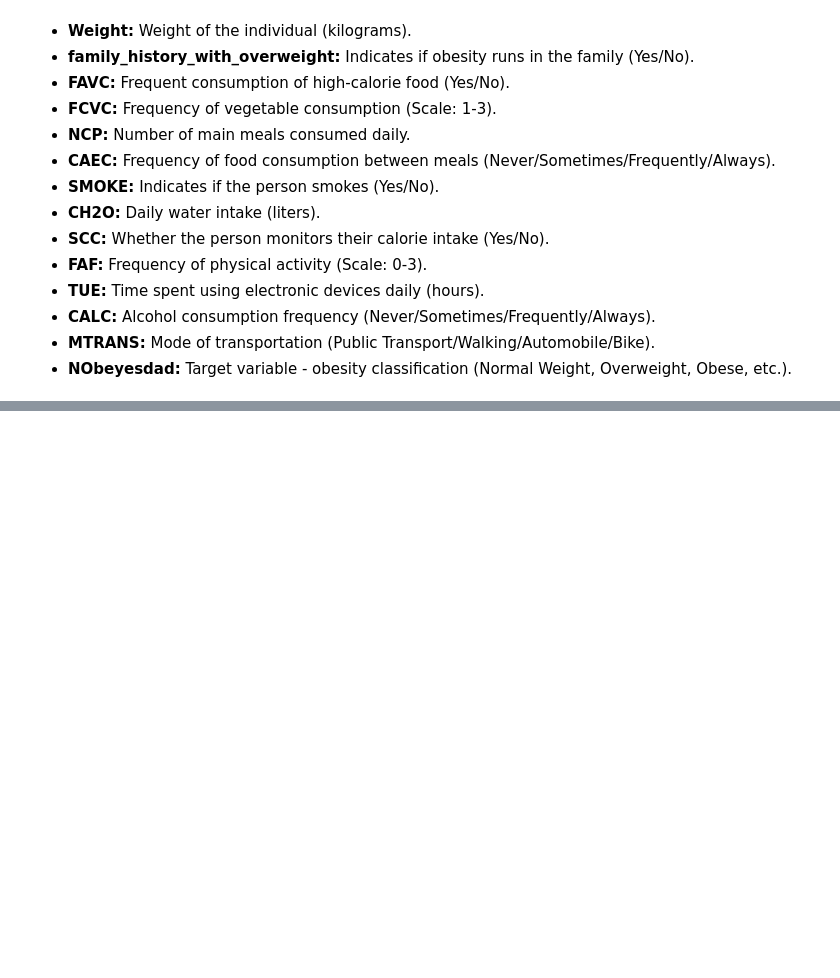
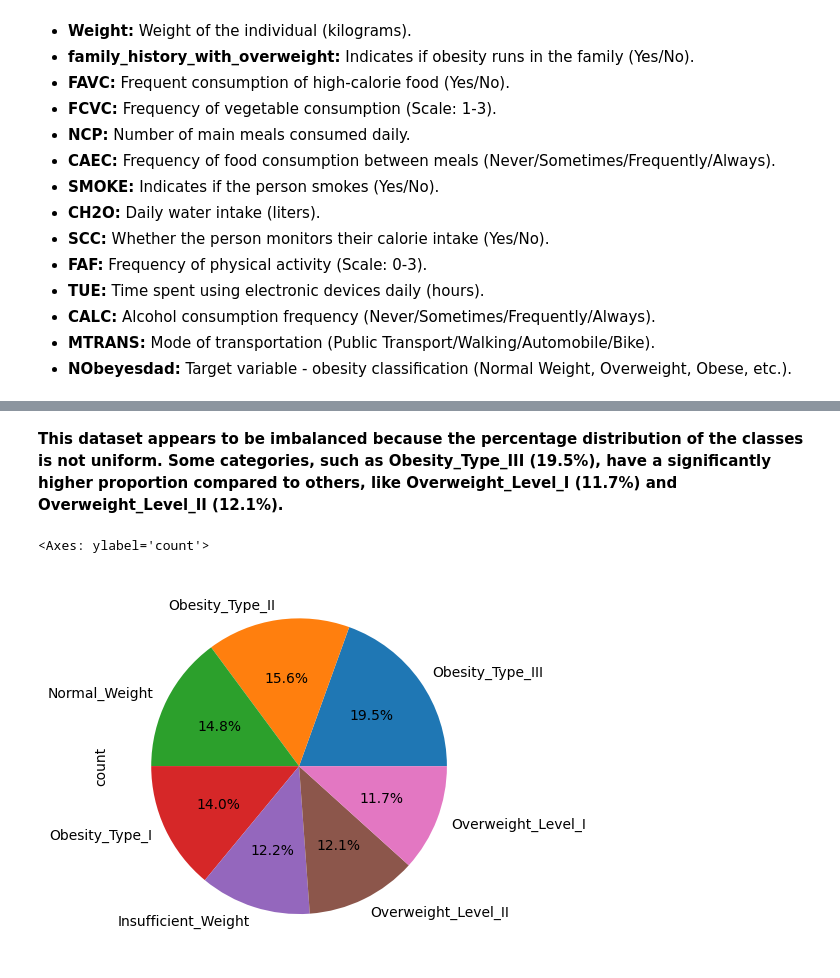
Before and after one commit to ali2yman/ML-Project-Obesity-Risk, a Jupyter notebook: notebooks/code.ipynb, the cells around one changed output, grey strips where cells are left out. Drawn from its saved outputs; the diff is of its cells as text; code cells hidden in the pictures; blank space fills up the shorter version.

```diff
--- a/notebooks/code.ipynb
+++ b/notebooks/code.ipynb
@@ -41,0 +47,3 @@ train.shape
+# %%
+df = train.copy()
+df.shape
@@ -41,0 +148,9 @@ train.shape
+# %% [markdown]
+<b>This dataset appears to be imbalanced because the percentage distribution of the classes is not uniform.
+ Some categories, such as Obesity_Type_III (19.5%), have a significantly higher proportion compared to others,
+ like Overweight_Level_I (11.7%) and Overweight_Level_II (12.1%). <b>
+# %%
+df["NObeyesdad"].value_counts().plot.pie(autopct='%1.1f%%')
+# %% [output]
+<Axes: ylabel='count'>
+[figure, added]
```
Also changed, not shown: parts of 12 cells of this notebook.
